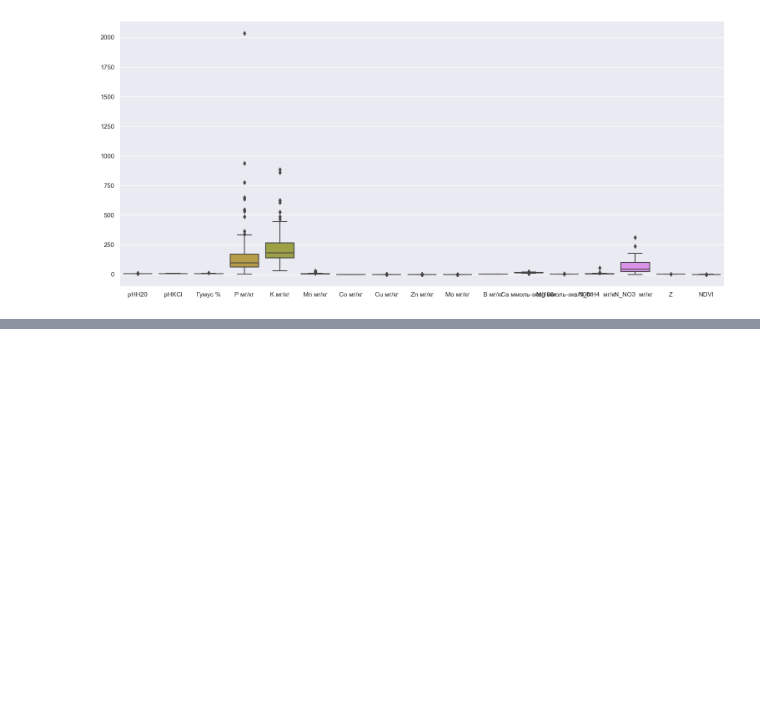
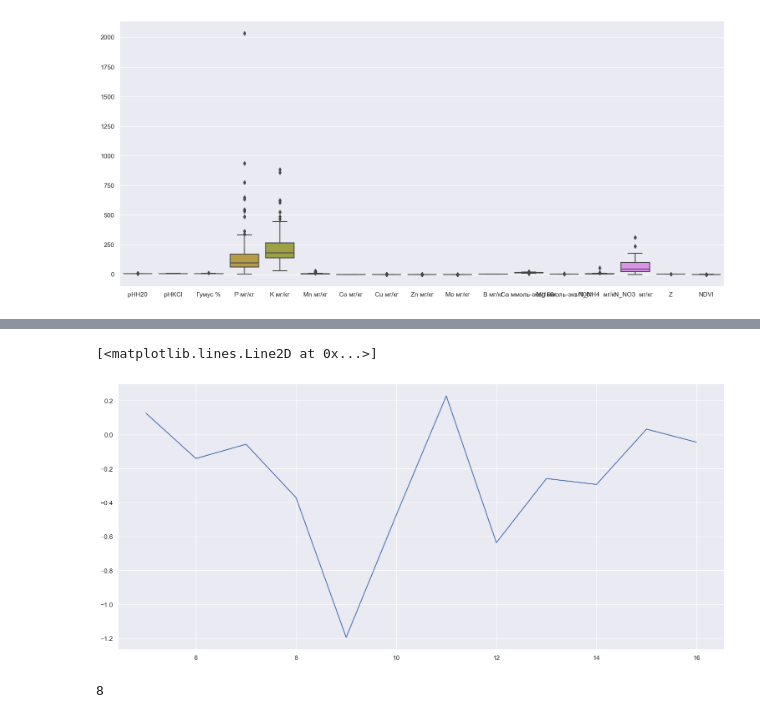
Before and after one commit to CepbluKot/ecology_ml, a Jupyter notebook: ecology_ml_w_data_filter.ipynb, the cells around one changed output, grey strips where cells are left out. Saved outputs shown, nothing was run; the diff lists cells and outputs as text; code cells hidden in the pictures; blank space fills up the shorter version.

```diff
--- a/ecology_ml_w_data_filter.ipynb
+++ b/ecology_ml_w_data_filter.ipynb
@@ -101,16 +129,17 @@ dict_keys(['pHKCl', 'Zn мг/кг', 'Mn мг/кг', 'Ca ммоль-экв/100г'
 # %%
 from sklearn.feature_selection import RFE
 
-
-rfe = RFE(estimator=RandomForestRegressor(), n_features_to_select=9)
-rfe_res = rfe.fit_transform(X_norm, y)
+for num_of_features_to_select in range(num_of_features_to_select_start, num_of_features_to_select_end):
+  rfe = RFE(estimator=RandomForestRegressor(), n_features_to_select=num_of_features_to_select)
+  rfe_res = rfe.fit_transform(X_norm, y)
 
 
-filter = rfe.get_support()
-features = X.columns
+  filter = rfe.get_support()
+  features = X.columns
 
 
-rfe_features = features.values[filter]
+  rfe_features = features.values[filter]
+  rfe_features_test.append(rfe_features)
 # %%
 from sklearn.metrics import mean_absolute_error, mean_squared_error, r2_score
 from sklearn.model_selection import train_test_split
@@ -140,0 +225,37 @@ R2_score: 0.119
+# %%
+error_results = []
+num_of_selected_vals = []
+
+
+for rfe_features in rfe_features_test:
+  X=df.drop('NDVI',axis=1)
+  X=df[rfe_features]
+  Y=df['NDVI']
+
+
+  X_train, X_test, Y_train, Y_test  = train_test_split(X, Y, test_size = 0.20, shuffle = True)
+
+  LR = LinearRegression()
+  LR.fit(X_train, Y_train)				#Обучаем модель
+  Y_LR = LR.predict(X_test)				#Предсказываем значения для выборки
+
+  # print('fakescore', LR.score(X_train, Y_train))
+
+
+  # print ('MAE:', round (mean_absolute_error(Y_test, Y_LR),3))		#Метрики
+  # print ('√MSE:', round (mean_squared_error(Y_test, Y_LR)**(1/2),3))
+  # print (f'R2_score for {len(rfe_features)}: ', round (r2_score(Y_test, Y_LR),3))
+
+  error_results.append(round (r2_score(Y_test, Y_LR),3))
+  num_of_selected_vals.append(len(rfe_features))
+
+
+plt.plot(num_of_selected_vals, error_results, )
+# %% [output]
+[<matplotlib.lines.Line2D at 0x...>]
+[figure, added]
+# %%
+final_selected_features = random_forest_features_test[3]
+print(len(final_selected_features))
+# %% [output]
+8
```
Also changed, not shown: parts of 19 cells of this notebook.
